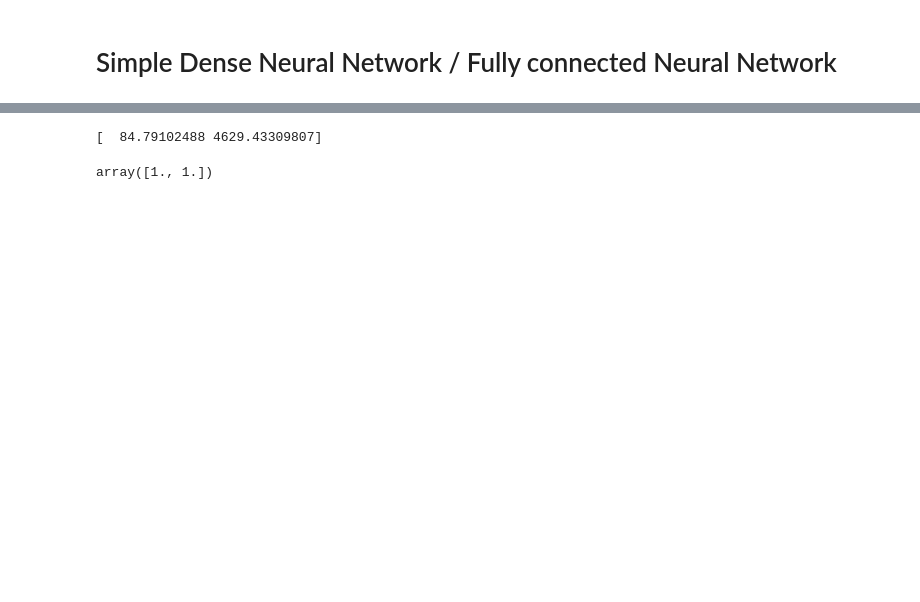
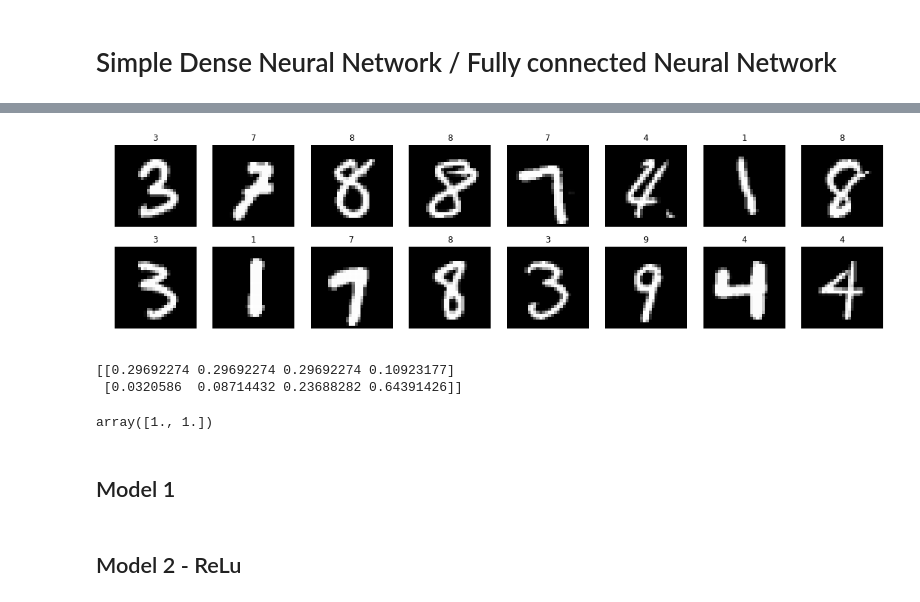
Before and after one commit to roctubre/learn-neural-network, a Jupyter notebook: simple-network.ipynb, the cells around one changed output, grey strips where cells are left out. Saved outputs shown, nothing was run; the diff lists cells and outputs as text; code cells hidden in the pictures; blank space fills up the shorter version.

Commit message:
feat: finished first examples of a DNN with cross entropy implementation

```diff
--- a/simple-network.ipynb
+++ b/simple-network.ipynb
@@ -13,19 +37,21 @@ test_data = datasets.MNIST("data", train=False, download=True)
 # %%
 # show a random image from train dataset
 
 height = 2
 width = 8
 
 f, axarr = plt.subplots(height, width, figsize=(20, 5))
 
 for y in range(width):
     for x in range(height):
-        r_idx = random.randint(0, len(train_data.train_data))
-        axarr[x,y].set_title(int(train_data.train_labels[r_idx]))
-        axarr[x,y].imshow(train_data.train_data[r_idx], cmap='gray')
+        r_idx = random.randint(0, len(train_data.data))
+        axarr[x,y].set_title(int(train_data.targets[r_idx]))
+        axarr[x,y].imshow(train_data.data[r_idx], cmap='gray')
         axarr[x,y].axis("off")
 
 plt.show()
+# %% [output]
+[figure, added]
 # %%
 def sigmoid(x):
     return 1 / (1 + np.exp(-x))
@@ -44,6 +76,10 @@ def cross_entropy(x):
 # %%
-x = [[1,2,3,4],[5,6,7,8]]
+x = [[0.5,0.5,0.5,-0.5],[1,2,3,4]]
+print(cross_entropy(x))
 np.sum(cross_entropy(x),axis=1)
 # %% [output]
-[  84.79102488 4629.43309807]
+[[0.29692274 0.29692274 0.29692274 0.10923177]
+ [0.0320586  0.08714432 0.23688282 0.64391426]]
 array([1., 1.])
+# %% [markdown]
+## Model 1
@@ -50 +169,3 @@ array([1., 1.])
+# %% [markdown]
+## Model 2 - ReLu
 # %%
```
Also changed, not shown: parts of 13 cells of this notebook.
